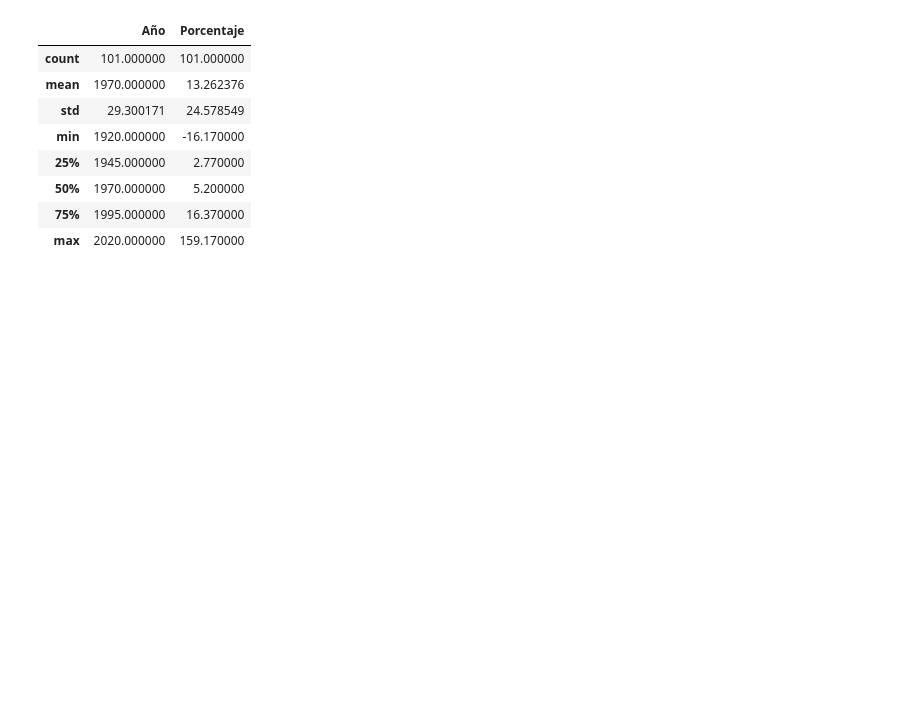
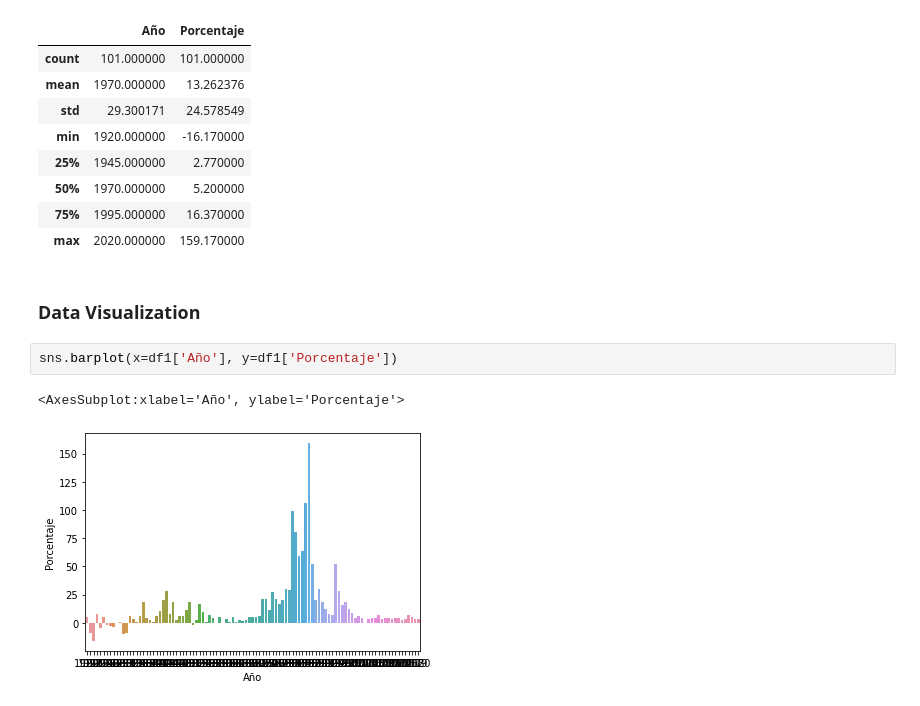
Before and after one commit to NancyDav/Mineria-de-datos, a Jupyter notebook: Inflacionm.ipynb, the cells around one changed output. Drawn from its saved outputs; the diff is of its cells as text; blank space fills up the shorter version.

```diff
--- a/Inflacionm.ipynb
+++ b/Inflacionm.ipynb
@@ -52,3 +74,10 @@ df1.describe()
 | 50% | 1970.000000 | 5.200000 |
 | 75% | 1995.000000 | 16.370000 |
 | max | 2020.000000 | 159.170000 |
+# %% [markdown]
+   ### Data Visualization
+# %%
+sns.barplot(x=df1['Año'], y=df1['Porcentaje'])
+# %% [output]
+<AxesSubplot:xlabel='Año', ylabel='Porcentaje'>
+[figure, added]
```
Also changed, not shown: parts of 17 cells of this notebook.
